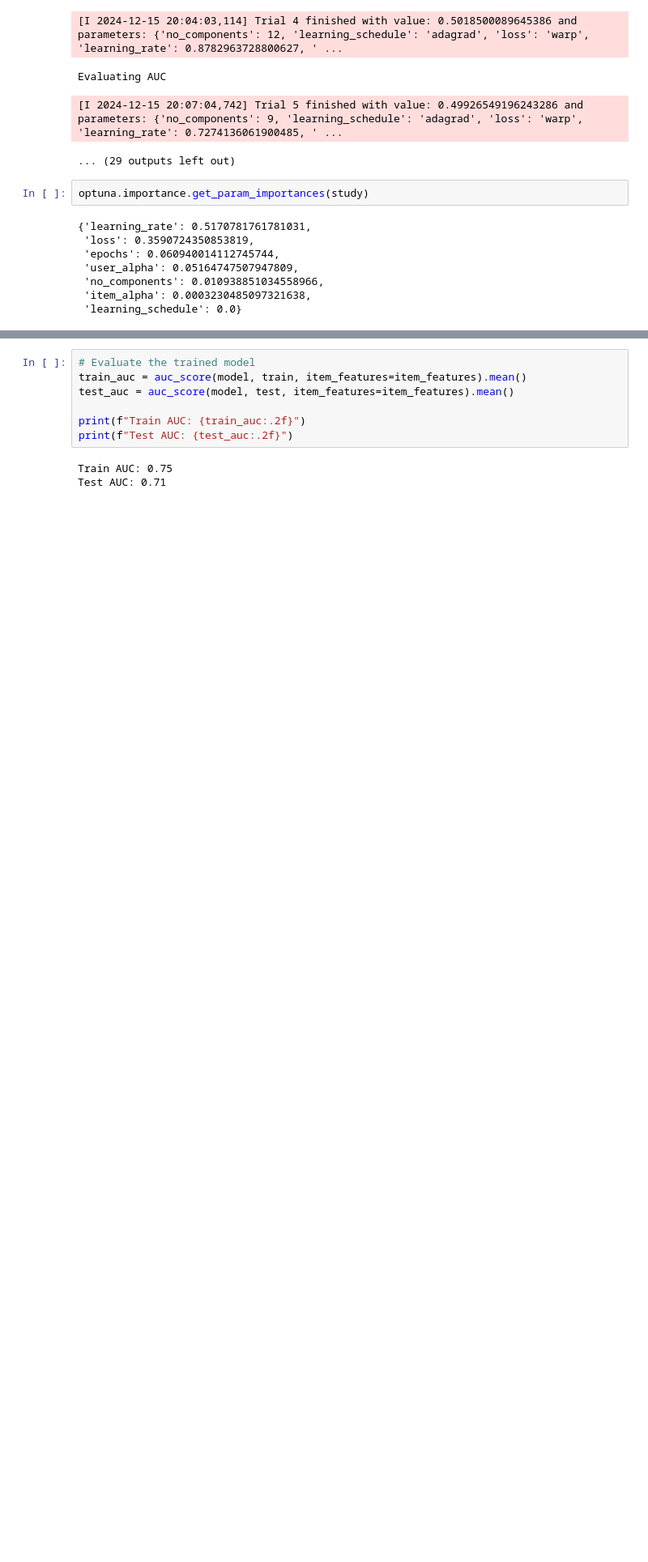
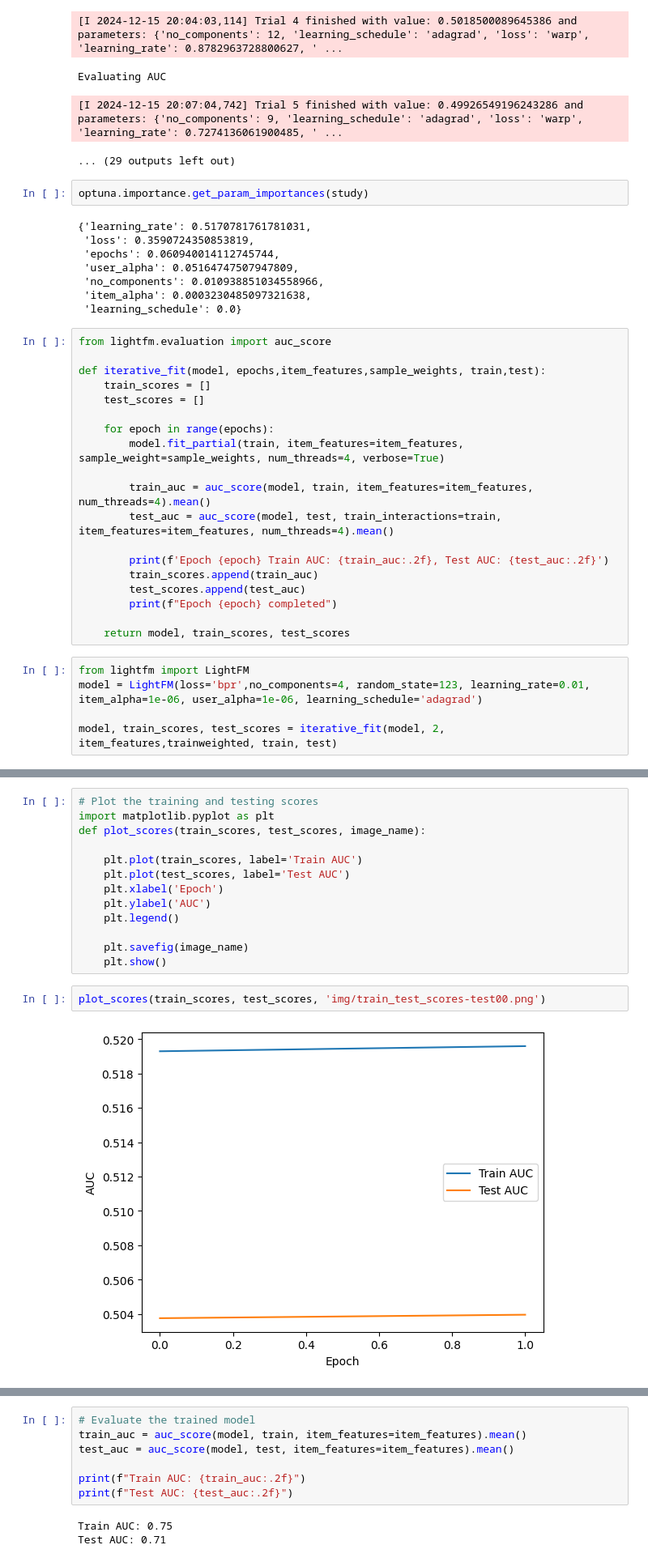
Before and after one commit to amag1/lastfm-hybrid-recommender, a Jupyter notebook: main.ipynb, the cells around one changed output, grey strips where cells are left out. Shown at 81% size. Saved outputs shown, nothing was run; the diff lists cells and outputs as text; blank space fills up the shorter version.

```diff
--- a/main.ipynb
+++ b/main.ipynb
@@ -247,3 +247,27 @@ optuna.importance.get_param_importances(study)
  'no_components': 0.010938851034558966,
  'item_alpha': 0.0003230485097321638,
  'learning_schedule': 0.0}
+# %%
+from lightfm.evaluation import auc_score
+
+def iterative_fit(model, epochs,item_features,sample_weights, train,test):
+    train_scores = []
+    test_scores = []
+
+    for epoch in range(epochs):
+        model.fit_partial(train, item_features=item_features, sample_weight=sample_weights, num_threads=4, verbose=True)
+
+        train_auc = auc_score(model, train, item_features=item_features, num_threads=4).mean()
+        test_auc = auc_score(model, test, train_interactions=train, item_features=item_features, num_threads=4).mean()
+
+        print(f'Epoch {epoch} Train AUC: {train_auc:.2f}, Test AUC: {test_auc:.2f}')
+        train_scores.append(train_auc)
+        test_scores.append(test_auc)
+        print(f"Epoch {epoch} completed")
+
+    return model, train_scores, test_scores
+# %%
+from lightfm import LightFM
+model = LightFM(loss='bpr',no_components=4, random_state=123, learning_rate=0.01, item_alpha=1e-06, user_alpha=1e-06, learning_schedule='adagrad')
+
+model, train_scores, test_scores = iterative_fit(model, 2, item_features,trainweighted, train, test)
@@ -249,0 +279,17 @@ optuna.importance.get_param_importances(study)
+# %%
+# Plot the training and testing scores
+import matplotlib.pyplot as plt
+def plot_scores(train_scores, test_scores, image_name):
+
+    plt.plot(train_scores, label='Train AUC')
+    plt.plot(test_scores, label='Test AUC')
+    plt.xlabel('Epoch')
+    plt.ylabel('AUC')
+    plt.legend()
+
+    plt.savefig(image_name)
+    plt.show()
+# %%
+plot_scores(train_scores, test_scores, 'img/train_test_scores-test00.png')
+# %% [output]
+[figure, added]
```
Also changed, not shown: parts of 15 cells of this notebook, 3 other files.
